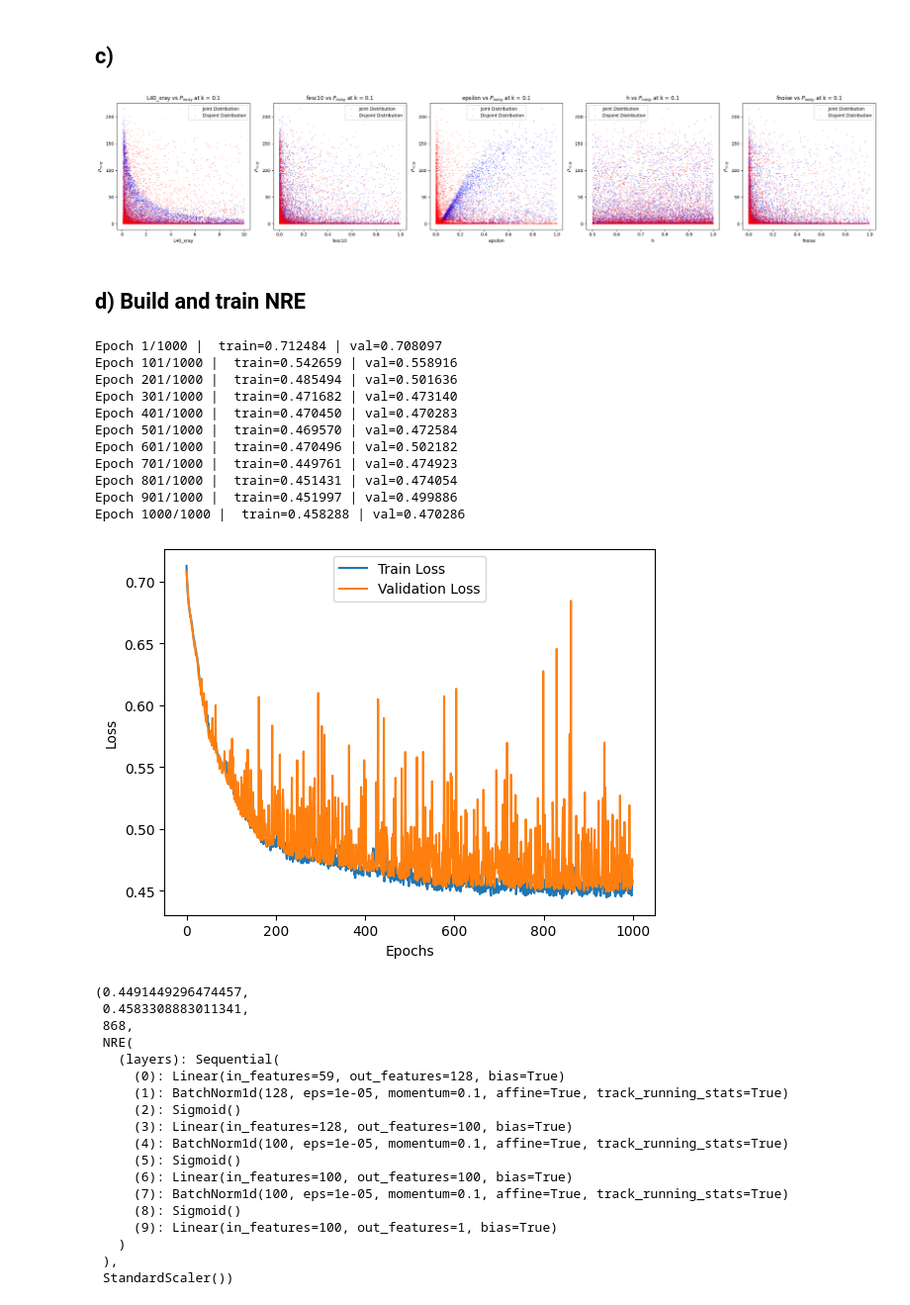
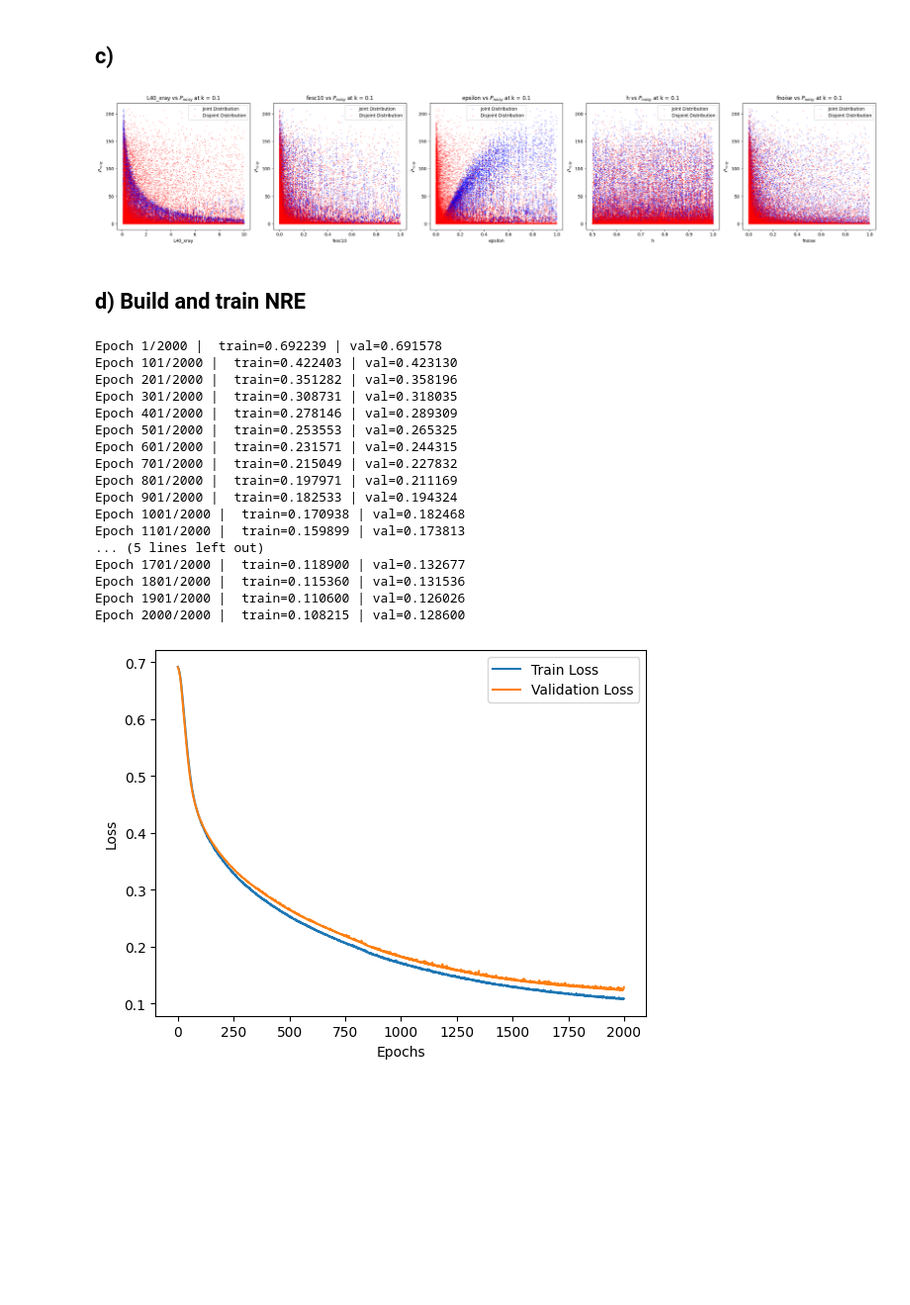
Before and after one commit to JoeyWee1/Machine-Learning-Enhanced-Inference-of-the-21-cm-Power-Spectrum-at-Cosmic-Dawn, a Jupyter notebook: ML_inference.ipynb, the cells around one changed output. Shown at 99% size. Cells and saved outputs as stored; diff of their text form; code cells hidden in the pictures; blank space fills up the shorter version.

```diff
--- a/ML_inference.ipynb
+++ b/ML_inference.ipynb
@@ -256,7 +256,7 @@ trace_plot(unthinned_chain)
 # %%
 theta4_train, theta4_val, theta4_test = raw_data['raw_params_train'], raw_data['raw_params_val'], raw_data['raw_params_test']
 pmodel_train, pmodel_val, pmodel_test = raw_data['power_train'], raw_data['power_val'], raw_data['power_test']
-n_fnoise = 1 # draw one fnoise for each simulation
+n_fnoise = 5 # draw one fnoise for each simulation
 
 def noisify(pmodel, theta4, n_fnoise): # pmodel is just the mean
     n_models = pmodel.shape[0] # shape (n_models ,54)
@@ -379,23 +379,32 @@ nre_train = make_nre_dataset(pnoisy_train,theta5_train, plot=True)
 nre_val = make_nre_dataset(pnoisy_val,theta5_val)
 nre_test = make_nre_dataset(pnoisy_test,theta5_test)
 # %% [output]
-[figure, old version]
+[figure, new version]
 # %% [markdown]
 ## d) Build and train NRE
 # %%
 class NRE(nn.Module):
     def __init__(self):
         super().__init__()
+        # self.layers = nn.Sequential(
+        #     nn.Linear(59, 128), # 54 k plus theta5
+        #     nn.BatchNorm1d(128),
+        #     nn.Sigmoid(),
+        #     nn.Linear(128, 100),
+        #     nn.BatchNorm1d(100),
+        #     nn.Sigmoid(),
+        #     nn.Linear(100, 100),
+        #     nn.BatchNorm1d(100),
+        #     nn.Sigmoid(),
+        #     nn.Linear(100, 1),
+        # )
         self.layers = nn.Sequential(
-            nn.Linear(59, 128), # 54 k plus theta5
-            nn.BatchNorm1d(128),
-            nn.Sigmoid(),
+            nn.Linear(59, 128),
+            nn.ReLU(),
             nn.Linear(128, 100),
-            nn.BatchNorm1d(100),
-            nn.Sigmoid(),
+            nn.ReLU(),
             nn.Linear(100, 100),
-            nn.BatchNorm1d(100),
-            nn.Sigmoid(),
+            nn.ReLU(),
             nn.Linear(100, 1),
         )
 
@@ -517,35 +526,23 @@ def train_nre(model, nre_trainset, nre_valset,epochs = 1000, batch_size=1024, de
     return best_valid_loss, best_train_loss, best_epoch, model, x_scaler
 # %%
 nre_model = NRE()
-train_nre(nre_model, nre_train, nre_val)
+best_valid_loss, best_train_loss, best_epoch, model, x_scaler = train_nre(nre_model, nre_train, nre_val, epochs=2000)
 # %% [output]
-Epoch 1/1000 |  train=0.712484 | val=0.708097
-Epoch 101/1000 |  train=0.542659 | val=0.558916
-Epoch 201/1000 |  train=0.485494 | val=0.501636
-Epoch 301/1000 |  train=0.471682 | val=0.473140
-Epoch 401/1000 |  train=0.470450 | val=0.470283
-Epoch 501/1000 |  train=0.469570 | val=0.472584
-Epoch 601/1000 |  train=0.470496 | val=0.502182
-Epoch 701/1000 |  train=0.449761 | val=0.474923
-Epoch 801/1000 |  train=0.451431 | val=0.474054
-Epoch 901/1000 |  train=0.451997 | val=0.499886
-Epoch 1000/1000 |  train=0.458288 | val=0.470286
+Epoch 1/2000 |  train=0.692239 | val=0.691578
+Epoch 101/2000 |  train=0.422403 | val=0.423130
+Epoch 201/2000 |  train=0.351282 | val=0.358196
+Epoch 301/2000 |  train=0.308731 | val=0.318035
+Epoch 401/2000 |  train=0.278146 | val=0.289309
+Epoch 501/2000 |  train=0.253553 | val=0.265325
+Epoch 601/2000 |  train=0.231571 | val=0.244315
+Epoch 701/2000 |  train=0.215049 | val=0.227832
+Epoch 801/2000 |  train=0.197971 | val=0.211169
+Epoch 901/2000 |  train=0.182533 | val=0.194324
+Epoch 1001/2000 |  train=0.170938 | val=0.182468
+Epoch 1101/2000 |  train=0.159899 | val=0.173813
+... (5 lines left out)
+Epoch 1701/2000 |  train=0.118900 | val=0.132677
+Epoch 1801/2000 |  train=0.115360 | val=0.131536
+Epoch 1901/2000 |  train=0.110600 | val=0.126026
+Epoch 2000/2000 |  train=0.108215 | val=0.128600
-[figure, old version]
+[figure, new version]
-(0.4491449296474457,
- 0.4583308883011341,
- 868,
- NRE(
-   (layers): Sequential(
-     (0): Linear(in_features=59, out_features=128, bias=True)
-     (1): BatchNorm1d(128, eps=1e-05, momentum=0.1, affine=True, track_running_stats=True)
-     (2): Sigmoid()
-     (3): Linear(in_features=128, out_features=100, bias=True)
-     (4): BatchNorm1d(100, eps=1e-05, momentum=0.1, affine=True, track_running_stats=True)
-     (5): Sigmoid()
-     (6): Linear(in_features=100, out_features=100, bias=True)
-     (7): BatchNorm1d(100, eps=1e-05, momentum=0.1, affine=True, track_running_stats=True)
-     (8): Sigmoid()
-     (9): Linear(in_features=100, out_features=1, bias=True)
-   )
- ),
- StandardScaler())
```
Also changed, not shown: parts of 11 cells of this notebook.
